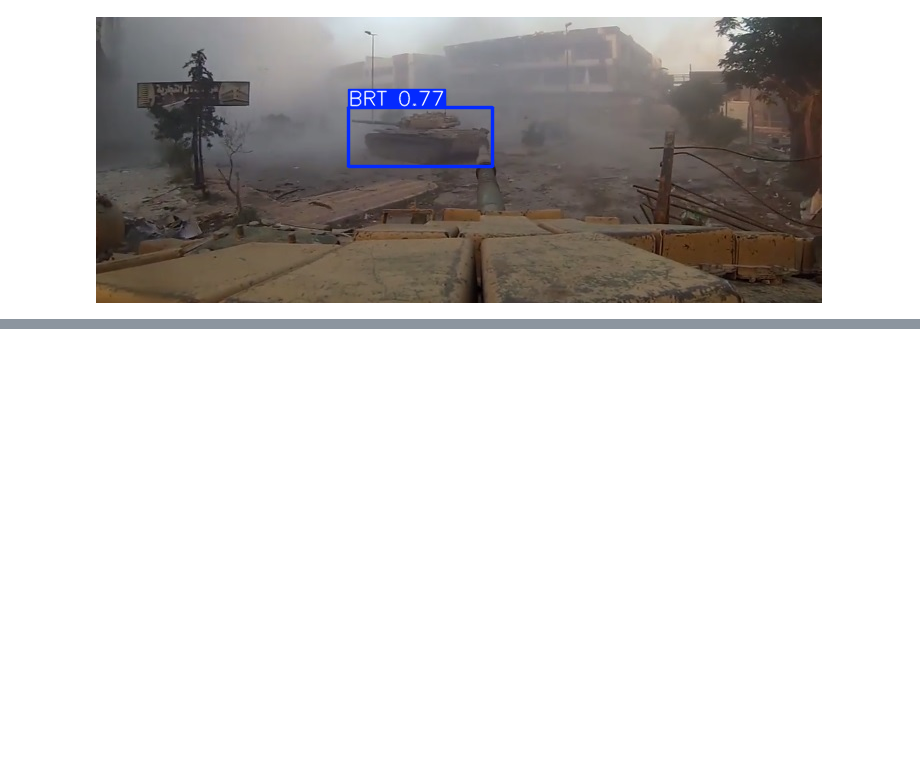
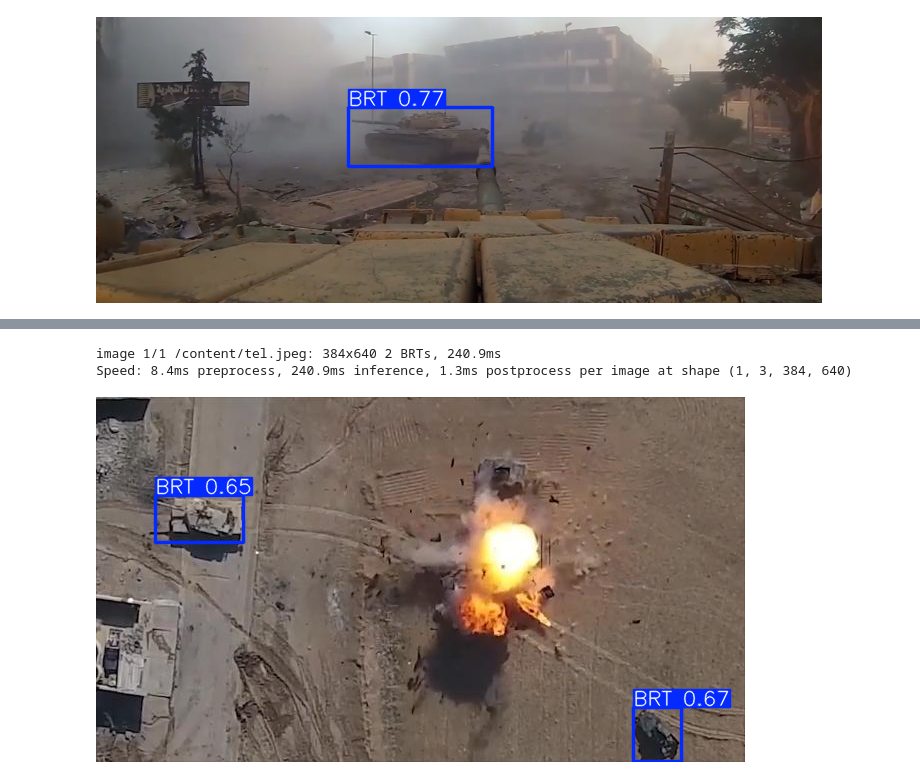
Before and after one commit to Skynet2001/prototype1, a Jupyter notebook: dataset_preparacion.ipynb, the cells around one changed output, grey strips where cells are left out. Drawn from its saved outputs; the diff is of its cells as text; code cells hidden in the pictures; blank space fills up the shorter version.

```diff
--- a/dataset_preparacion.ipynb
+++ b/dataset_preparacion.ipynb
@@ -286,0 +317,12 @@ Speed: 20.3ms preprocess, 297.1ms inference, 27.5ms postprocess per image at sha
+# %%
+from ultralytics import YOLO
+# Load the YOLO11 model
+model = YOLO('/content/best.pt')
+# Run inference on an image
+results = model('/content/tel.jpeg')
+# Display results
+results[0].show()
+# %% [output]
+image 1/1 /content/tel.jpeg: 384x640 2 BRTs, 240.9ms
+Speed: 8.4ms preprocess, 240.9ms inference, 1.3ms postprocess per image at shape (1, 3, 384, 640)
+[figure, added]
```
Also changed, not shown: parts of 5 cells of this notebook.
